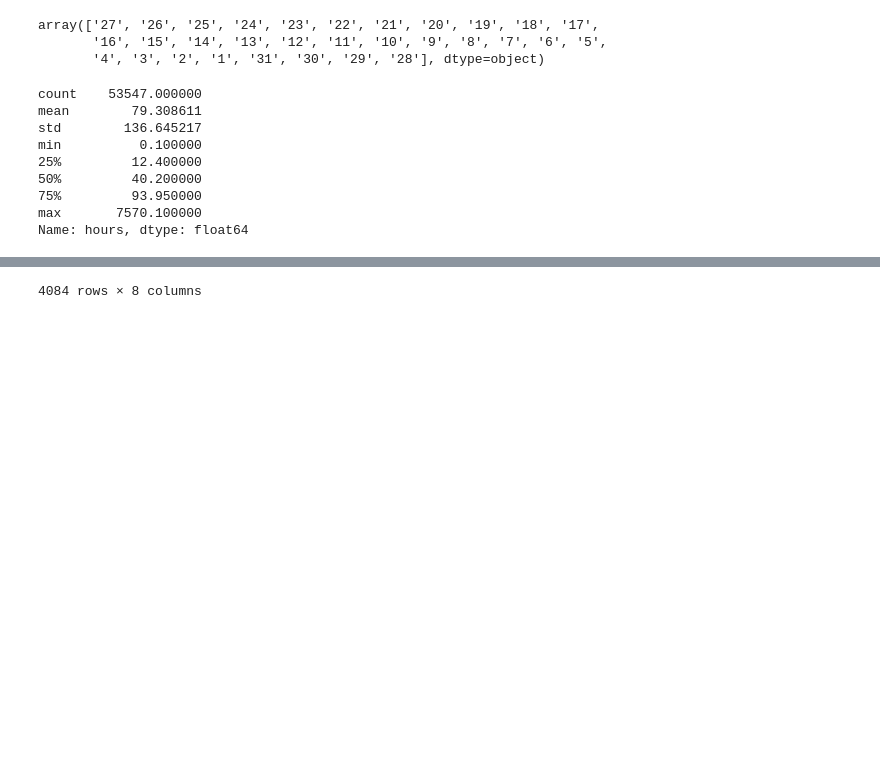
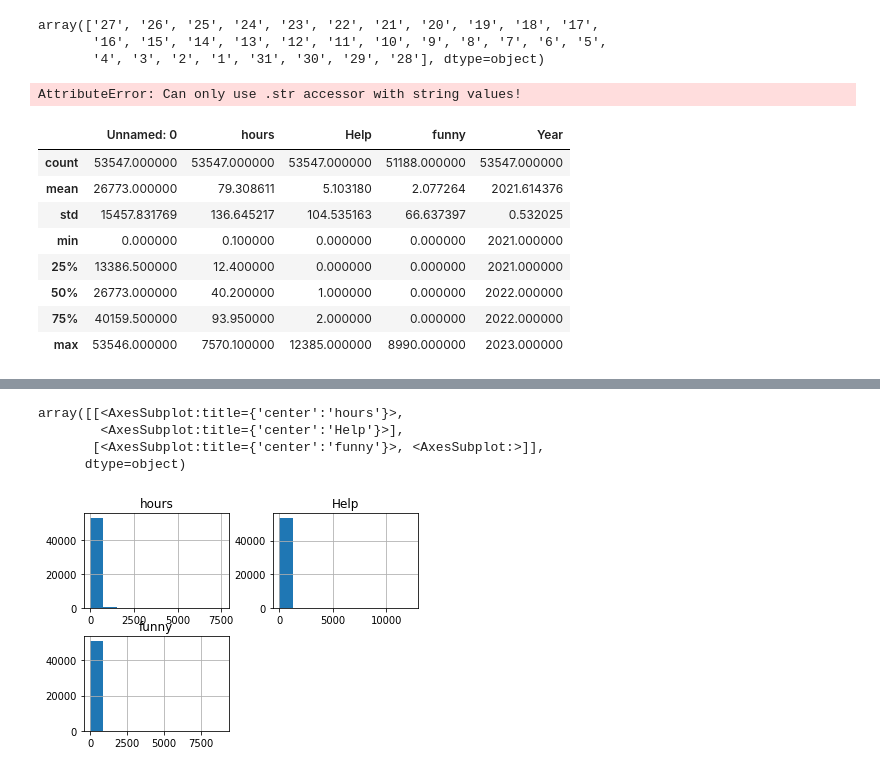
Before and after one commit to baljor3/battlefield2024, a Jupyter notebook: Cleaning data and EDA.ipynb, the cells around one changed output, grey strips where cells are left out. Cells and saved outputs as stored; diff of their text form; code cells hidden in the pictures; blank space fills up the shorter version.

```diff
--- a/Cleaning data and EDA.ipynb
+++ b/Cleaning data and EDA.ipynb
@@ -86,18 +80,22 @@ BF["funny"]=BF["funny"].str.replace("[A-z][0-9]","")
 BF["funny"]=BF["funny"].str.replace(" [0-9]$","")
 BF["funny"]=BF["funny"].str.replace(",","")
 BF["funny"]=pd.to_numeric(BF["funny"])
+BF["funny"]=BF["funny"].fillna(0)
+# %% [output]
+AttributeError: Can only use .str accessor with string values!
 # %%
 #looking at data
-BF["hours"].describe()
+BF.describe()
 # %% [output]
-count    53547.000000
-mean        79.308611
-std        136.645217
-min          0.100000
-25%         12.400000
-50%         40.200000
-75%         93.950000
-max       7570.100000
-Name: hours, dtype: float64
+|  | Unnamed: 0 | hours | Help | funny | Year |
+| count | 53547.000000 | 53547.000000 | 53547.000000 | 51188.000000 | 53547.000000 |
+| mean | 26773.000000 | 79.308611 | 5.103180 | 2.077264 | 2021.614376 |
+| std | 15457.831769 | 136.645217 | 104.535163 | 66.637397 | 0.532025 |
+| min | 0.000000 | 0.100000 | 0.000000 | 0.000000 | 2021.000000 |
+| 25% | 13386.500000 | 12.400000 | 0.000000 | 0.000000 | 2021.000000 |
+| 50% | 26773.000000 | 40.200000 | 1.000000 | 0.000000 | 2022.000000 |
+| 75% | 40159.500000 | 93.950000 | 2.000000 | 0.000000 | 2022.000000 |
+| max | 53546.000000 | 7570.100000 | 12385.000000 | 8990.000000 | 2023.000000 |
 # %%
+BF[["hours","Help","funny"]].hist()
 # %% [output]
@@ -116 +102,5 @@ Name: hours, dtype: float64
-4084 rows × 8 columns
+array([[<AxesSubplot:title={'center':'hours'}>,
+        <AxesSubplot:title={'center':'Help'}>],
+       [<AxesSubplot:title={'center':'funny'}>, <AxesSubplot:>]],
+      dtype=object)
+[figure, added]
```
Also changed, not shown: parts of 11 cells of this notebook.
